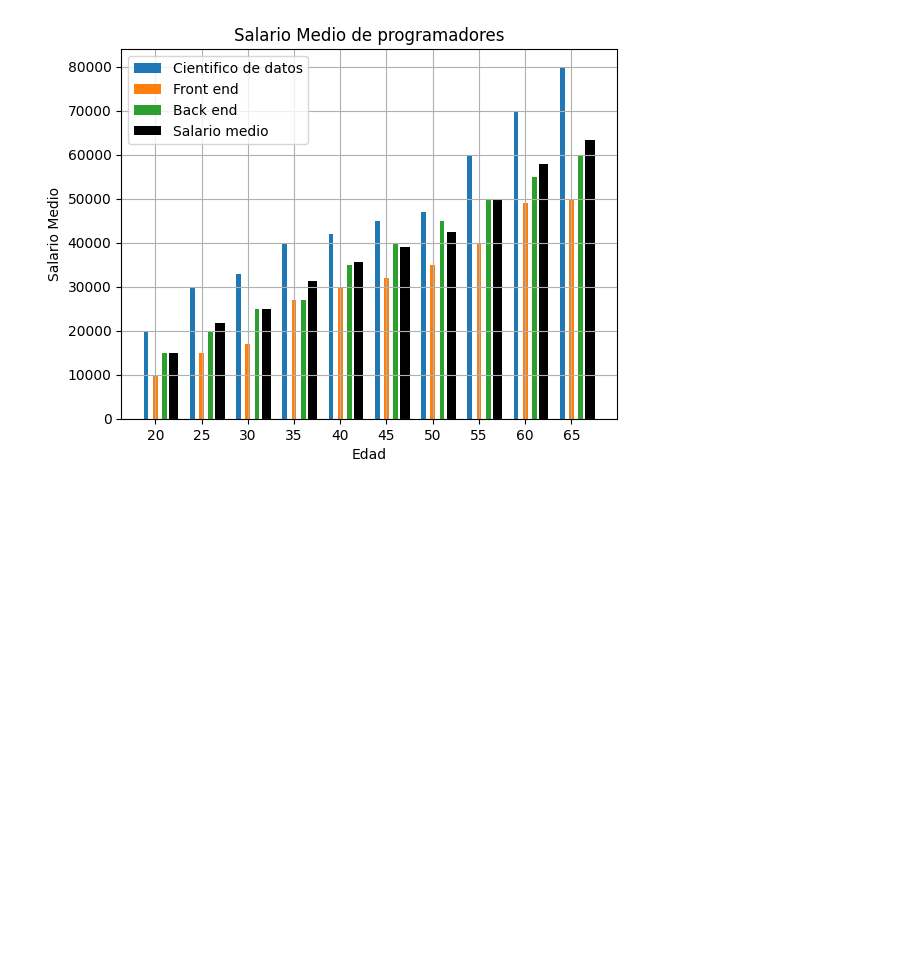
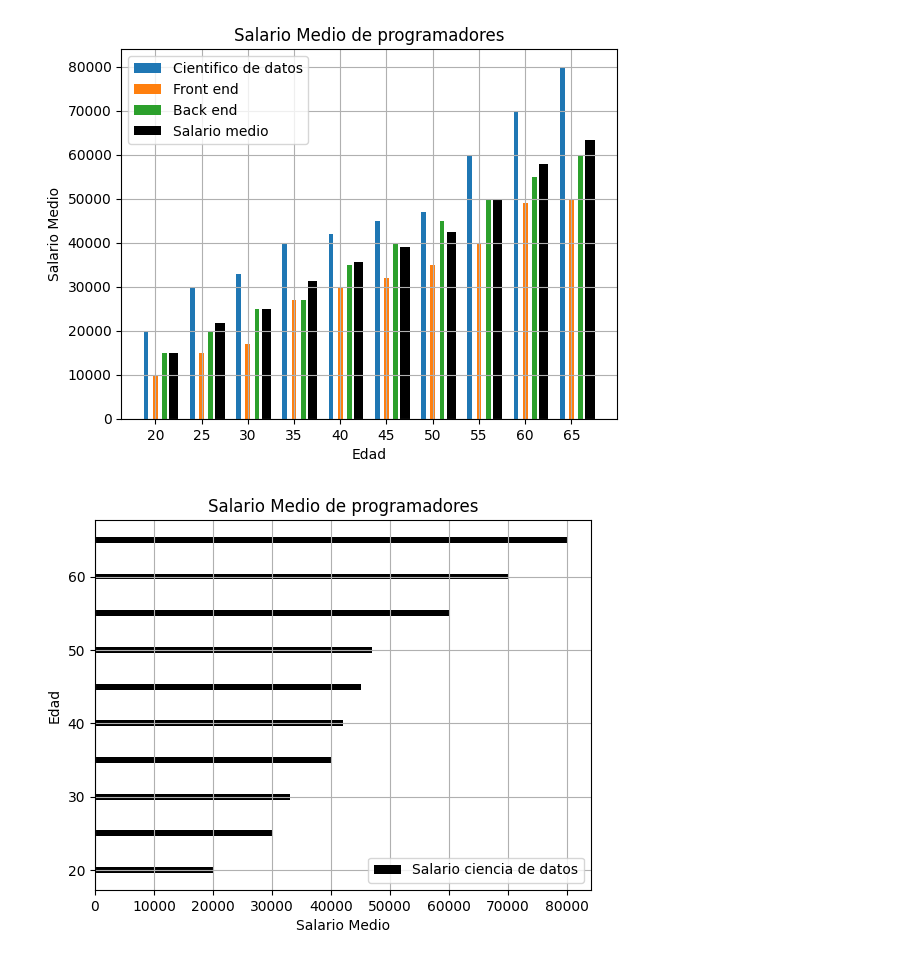
Before and after one commit to tackel/Ciencia-de-datos---Curso, a Jupyter notebook: Matplotlib/Matplotlib_ejercicios.ipynb, the cells around one changed output. Cells and saved outputs as stored; diff of their text form; code cells hidden in the pictures; blank space fills up the shorter version.

```diff
--- a/Matplotlib/Matplotlib_ejercicios.ipynb
+++ b/Matplotlib/Matplotlib_ejercicios.ipynb
@@ -113,3 +114,20 @@ plt.legend()
 plt.show()
 # %% [output]
 [figure]
+# %%
+
+# Para barras horizontales poner plt.barh()
+plt.barh(edad_x, salario_cd_y, label = 'Salario ciencia de datos', color='black' )
+
+
+plt.title('Salario Medio de programadores')
+plt.xlabel('Salario Medio')
+plt.ylabel('Edad')
+
+plt.grid(True)
+plt.legend()
+# guardar la imagen
+#plt.savefig('salario_medio.png')
+plt.show()
+# %% [output]
+[figure, added]
```
Also changed, not shown: parts of 6 cells of this notebook.
